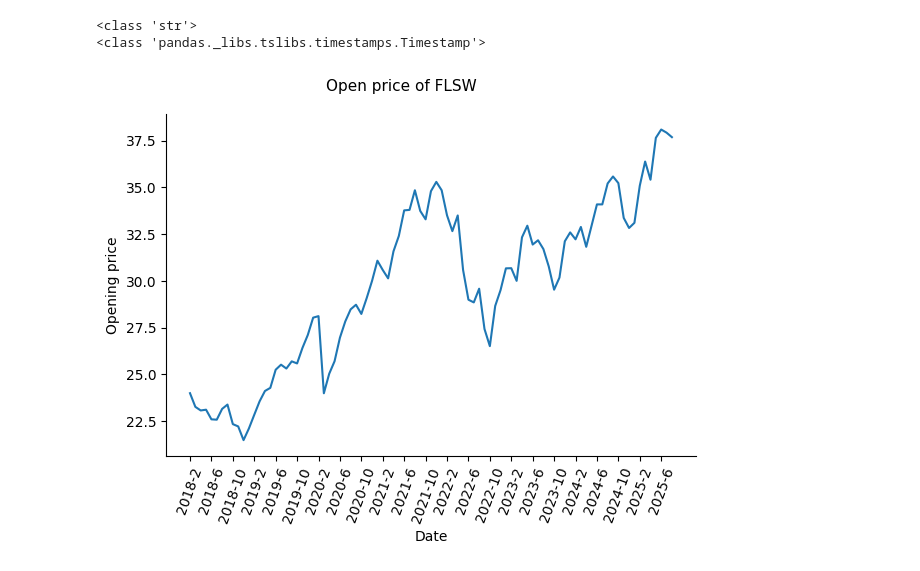
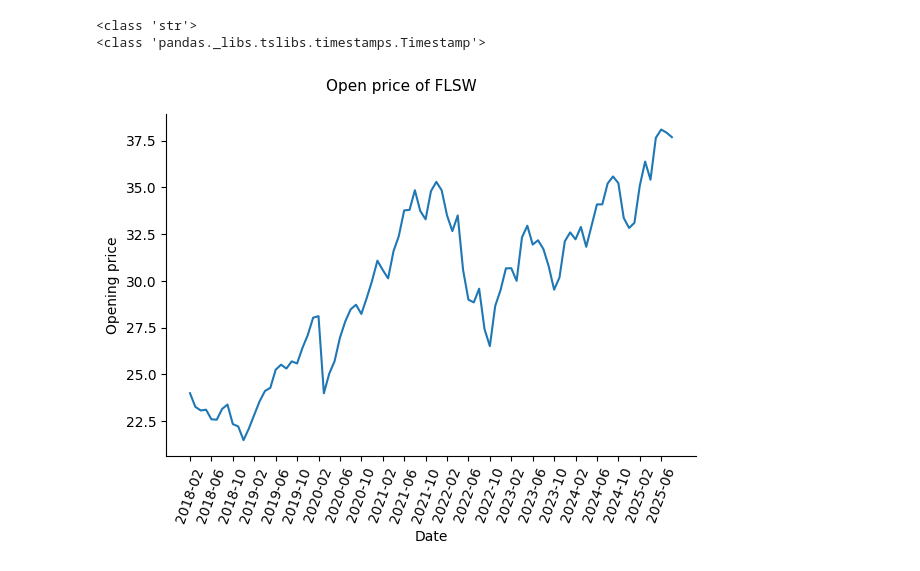
Before and after one commit to Carlos-Tiago/MyDS_Finance_project, a Jupyter notebook: code/data_explorer.ipynb, the cells around one changed output. Drawn from its saved outputs; the diff is of its cells as text; code cells hidden in the pictures.

```diff
--- a/code/data_explorer.ipynb
+++ b/code/data_explorer.ipynb
@@ -57,29 +57,33 @@ print(type(df['date'].iat[0])) # We have a date! (Not romantically)
 <class 'pandas._libs.tslibs.timestamps.Timestamp'>
 # %%
 # 1.2 - Now we do a bit of feature transformation to conveniently spread the date into
-# 3 columns (year, month, day)
+#       3 columns (year, month, day)
 df['year'], df['month'], df['day'] = df['date'].dt.year, df['date'].dt.month, df['date'].dt.day
+# 1.3 - We also get a year/month only column since it would be useful to do a time-series analysis
+#       in that date format (we don't really need to plot each day, do we? :D)
+df['year_month'] = df['date'].dt.strftime("%Y-%m")
+#df['year_month'] = pd.to_datetime(df['date'].dt.strftime("%Y-%m"))
+
+
 df.drop(columns='date', inplace=True)
 cols = df.columns.to_list()
 cols = cols[-3:] + cols[:-3]
 df = df[cols]
 # %%
-#1.3 - Get our means
-df_mean_ym = df.groupby(by=[df['year'], df['month']], as_index=False)['open'].mean()
+#1.4 - Get our means
+df_mean_ym = df.groupby(by=[df['year_month'], df['year'], df['month']], as_index=False)['open'].mean()
 # %%
-#1.4 - Plot
+#1.5 - Plot
 n_xticks = 20
-
-df_mean_ym['year_month'] = df_mean_ym['year'].astype("string") + "-" + df_mean_ym['month'].astype("string")
 
 plot_op = sns.relplot(x=df_mean_ym['year_month'], y=df_mean_ym['open'],
                      kind='line', legend='auto') # plot open price
 plot_op.fig.suptitle(t=f"Open price of {stock_symbol}", fontsize=11)
 plot_op.set_axis_labels('Date', 'Opening price')
 plot_op.set(xticks=range(0, df_mean_ym.shape[0]-1, int(np.floor(df_mean_ym.shape[0]/n_xticks))))
 plot_op.set_xticklabels(rotation=70)
 plot_op.fig.set_size_inches(6.2, 4.9)
 plt.tight_layout()
 plt.show()
 # %% [output]
-[figure, old version]
+[figure, new version]
```
Also changed, not shown: parts of 3 cells of this notebook, 1 other file.
